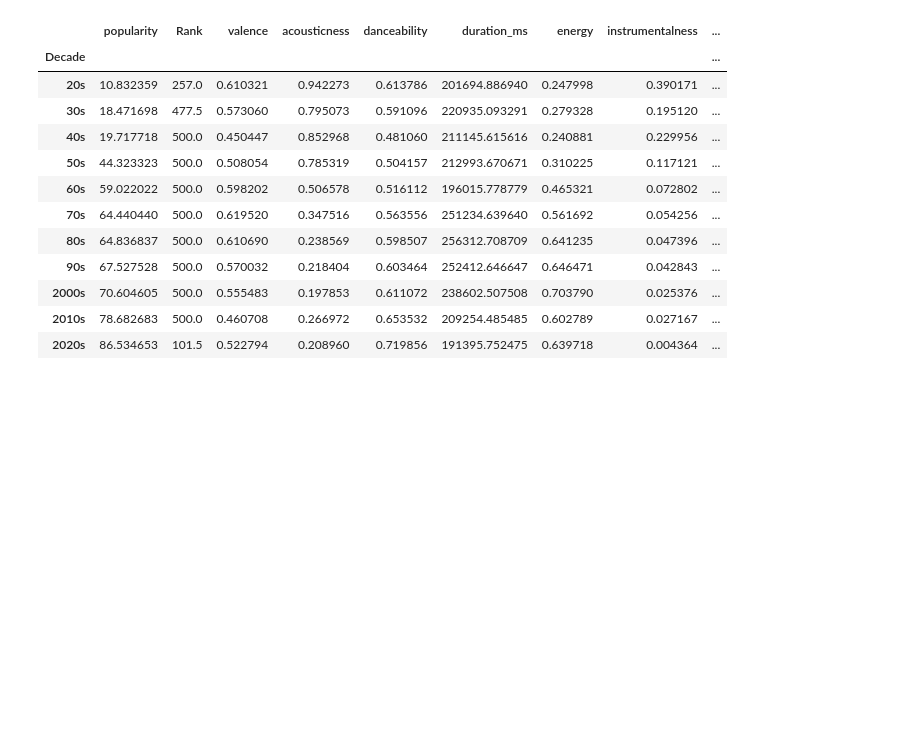
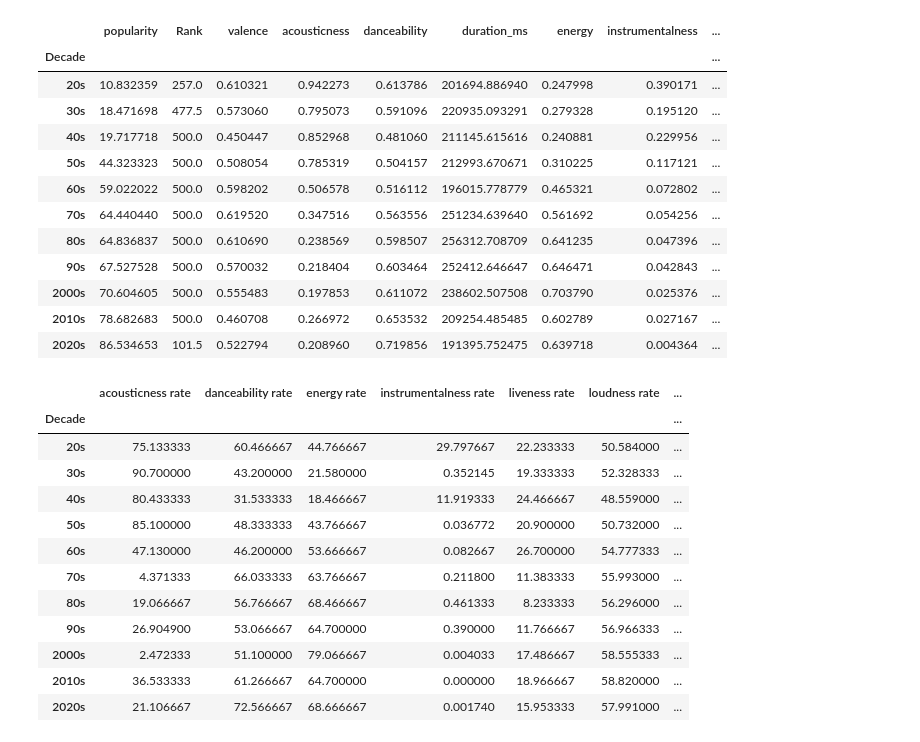
Before and after one commit to Lee88jl/Project-gt-1, a Jupyter notebook: Songs By Decades.ipynb, the cells around one changed output. Drawn from its saved outputs; the diff is of its cells as text; code cells hidden in the pictures; blank space fills up the shorter version.

```diff
--- a/Songs By Decades.ipynb
+++ b/Songs By Decades.ipynb
@@ -367,3 +371,32 @@ all_10pct
 | 2000s | 70.604605 | 500.0 | 0.555483 | 0.197853 | 0.611072 | 238602.507508 | 0.703790 | 0.025376 | ... |
 | 2010s | 78.682683 | 500.0 | 0.460708 | 0.266972 | 0.653532 | 209254.485485 | 0.602789 | 0.027167 | ... |
 | 2020s | 86.534653 | 101.5 | 0.522794 | 0.208960 | 0.719856 | 191395.752475 | 0.639718 | 0.004364 | ... |
+# %%
+#Top 3 songs each decade
+
+top_artist_avg['acousticness rate'] = (top_artist_avg['acousticness']/1)*100
+top_artist_avg['danceability rate'] = (top_artist_avg['danceability']/1)*100
+top_artist_avg['energy rate'] = (top_artist_avg['energy']/1)*100
+top_artist_avg['instrumentalness rate'] = (top_artist_avg['instrumentalness']/1)*100
+top_artist_avg['liveness rate'] = (top_artist_avg['liveness']/1)*100
+top_artist_avg['loudness rate'] = ((top_artist_avg['loudness']+64)/100)*100
+top_artist_avg['valence rate'] = (top_artist_avg['valence']/1)*100
+top_artist_avg['tempo rate'] = (top_artist_avg['tempo']/243.507)*100
+
+top_artist_avg_sort = top_artist_avg[["acousticness rate","danceability rate","energy rate","instrumentalness rate",
+                                     "liveness rate", "loudness rate", "valence rate", "tempo rate"]]
+top_artist_avg_sort
+# %% [output]
+|  | acousticness rate | danceability rate | energy rate | instrumentalness rate | liveness rate | loudness rate | ... |
+| Decade |  |  |  |  |  |  | ... |
+| 20s | 75.133333 | 60.466667 | 44.766667 | 29.797667 | 22.233333 | 50.584000 | ... |
+| 30s | 90.700000 | 43.200000 | 21.580000 | 0.352145 | 19.333333 | 52.328333 | ... |
+| 40s | 80.433333 | 31.533333 | 18.466667 | 11.919333 | 24.466667 | 48.559000 | ... |
+| 50s | 85.100000 | 48.333333 | 43.766667 | 0.036772 | 20.900000 | 50.732000 | ... |
+| 60s | 47.130000 | 46.200000 | 53.666667 | 0.082667 | 26.700000 | 54.777333 | ... |
+| 70s | 4.371333 | 66.033333 | 63.766667 | 0.211800 | 11.383333 | 55.993000 | ... |
+| 80s | 19.066667 | 56.766667 | 68.466667 | 0.461333 | 8.233333 | 56.296000 | ... |
+| 90s | 26.904900 | 53.066667 | 64.700000 | 0.390000 | 11.766667 | 56.966333 | ... |
+| 2000s | 2.472333 | 51.100000 | 79.066667 | 0.004033 | 17.486667 | 58.555333 | ... |
+| 2010s | 36.533333 | 61.266667 | 64.700000 | 0.000000 | 18.966667 | 58.820000 | ... |
+| 2020s | 21.106667 | 72.566667 | 68.666667 | 0.001740 | 15.953333 | 57.991000 | ... |
```
Also changed, not shown: parts of 7 cells of this notebook, 4 other files.
